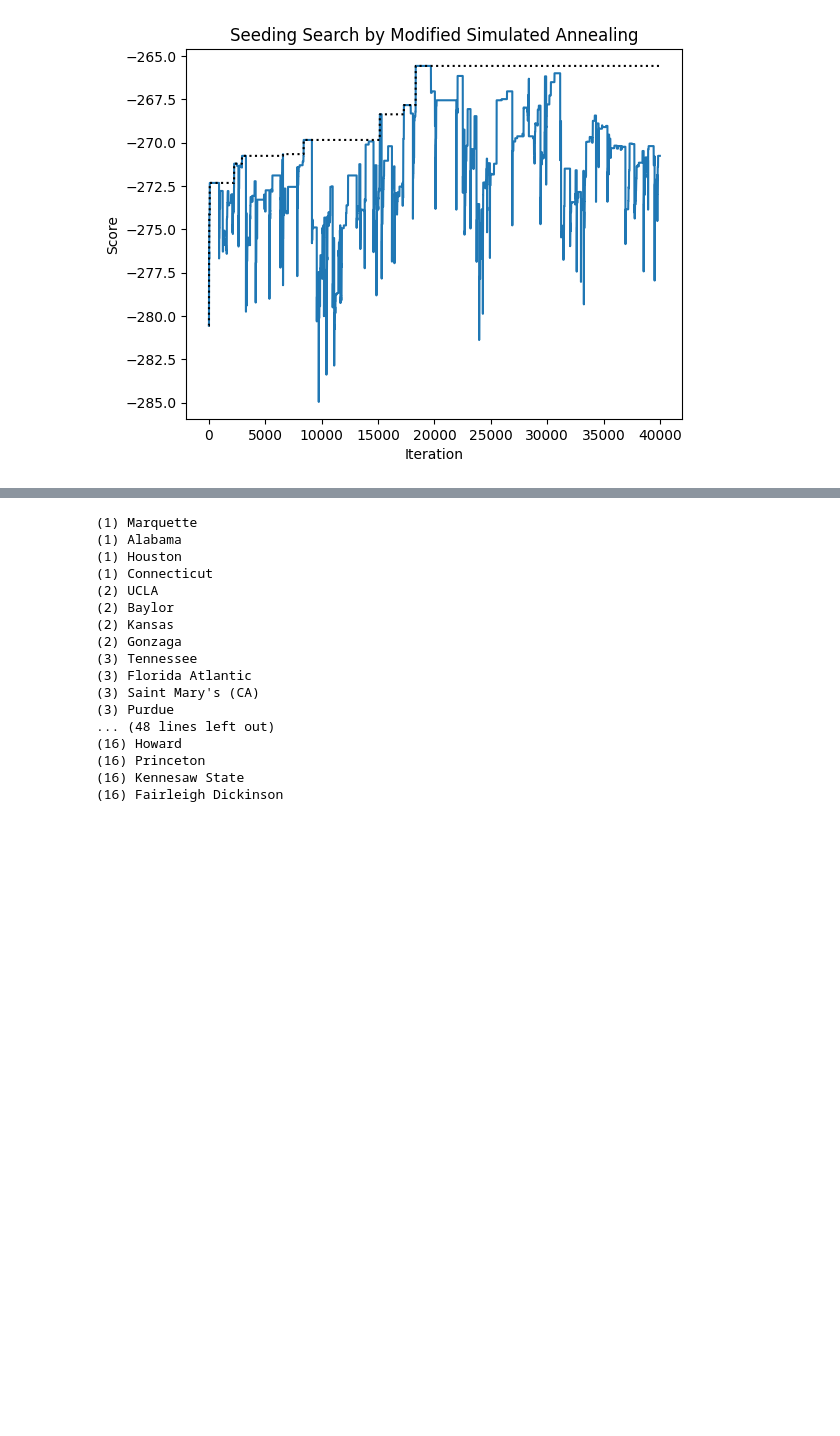
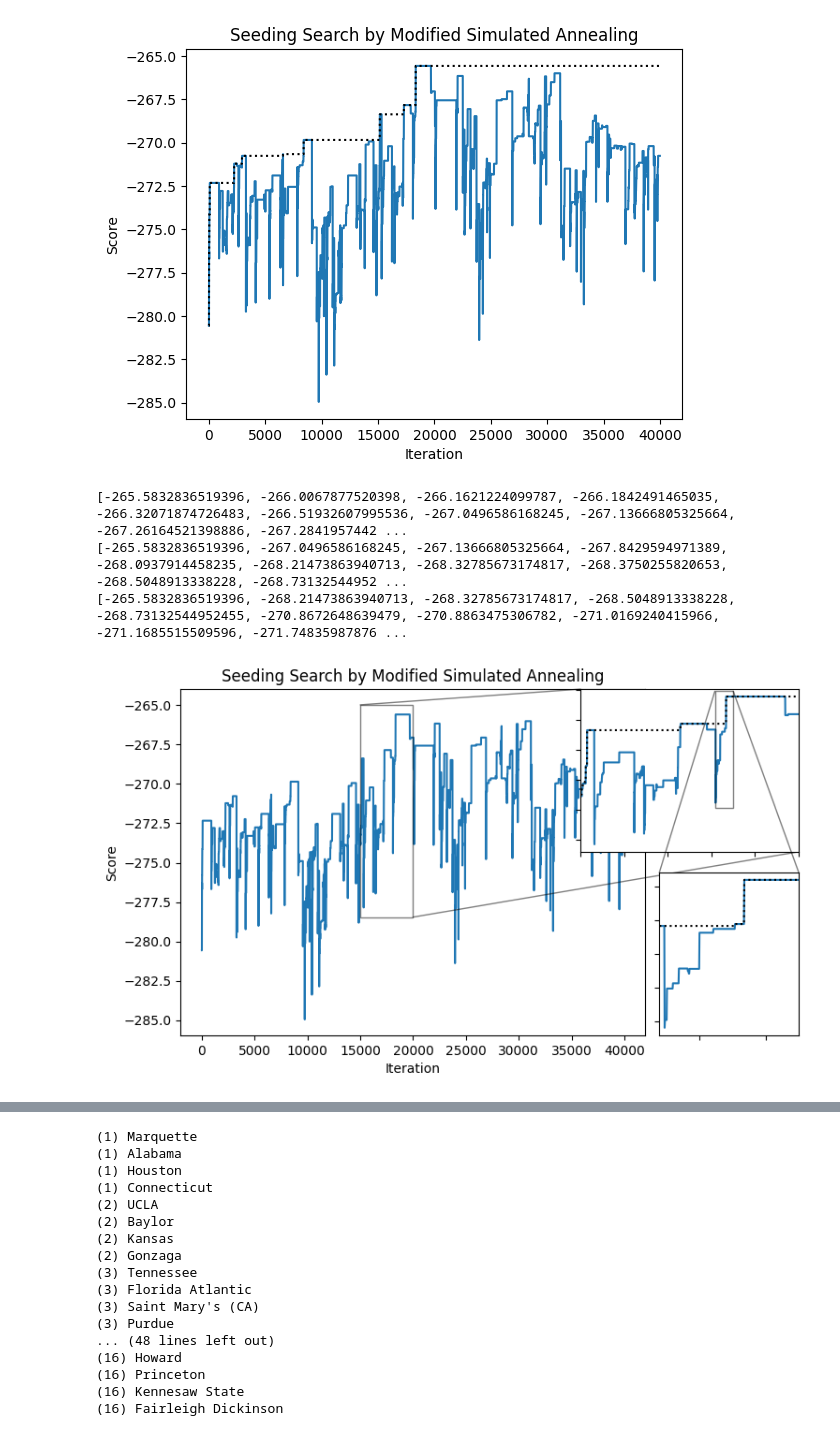
Before and after one commit to jhawgs/StochasticBaskets, a Jupyter notebook: naive_approaches.ipynb, the cells around one changed output, grey strips where cells are left out. Drawn from its saved outputs; the diff is of its cells as text; code cells hidden in the pictures; blank space fills up the shorter version.

Commit message:
detail graph

```diff
--- a/naive_approaches.ipynb
+++ b/naive_approaches.ipynb
@@ -172,3 +172,60 @@ plt.ylabel("Score")
 [-265.5832836519396, -266.0067877520398, -266.1621224099787, -266.1842491465035, -266.32071874726483, -266.51932607995536, -267.0496586168245, -267.13666805325664, -267.26164521398886, -267.2841957442 ...
 Text(0, 0.5, 'Score')
 [figure]
+# %%
+from mpl_toolkits.axes_grid1.inset_locator import zoomed_inset_axes
+from mpl_toolkits.axes_grid1.inset_locator import mark_inset
+fig, ax = plt.subplots()
+with open("./seeding_optim_for_use.pkl", "rb") as doc:
+    _optimal_seed = pickle.load(doc)
+optimal_seed = []
+scores = []
+for s in _optimal_seed:
+    if s._score not in scores and s._score is not None:
+        optimal_seed.append(s)
+        scores.append(s._score)
+print(sorted(scores, reverse=True))
+_s = [i._score for i in _optimal_seed if i._score is not None]
+ax.plot(_s)
+#ax.plot([np.max(_s[:i+1]) for i, _ in enumerate(_s)], c="black", linestyle="dotted")
+#plt.plot([np.mean(_s[:i+1]) for i, _ in enumerate(_s)], c="green", linestyle="dotted")
+ax.set_title("Seeding Search by Modified Simulated Annealing")
+ax.set_xlabel("Iteration")
+ax.set_ylabel("Score")
+RANGE1 = (15000, 20000)
+axins = ax.inset_axes([0.86, 0.53, 0.47, 0.47], xlim=RANGE1, xticklabels=[], yticklabels=[])#axins = zoomed_inset_axes(ax, 1, loc=1)
+with open("./seeding_optim_for_use.pkl", "rb") as doc:
+    _optimal_seed = pickle.load(doc)[RANGE1[0]:RANGE1[1]]
+optimal_seed = []
+scores = []
+for s in _optimal_seed:
+    if s._score not in scores and s._score is not None:
+        optimal_seed.append(s)
+        scores.append(s._score)
+print(sorted(scores, reverse=True))
+_s = [i._score for i in _optimal_seed if i._score is not None]
+axins.plot(range(*RANGE1), _s)
+axins.plot(range(*RANGE1), [np.max(_s[:i+1]) for i, _ in enumerate(_s)], c="black", linestyle="dotted")
+ax.indicate_inset_zoom(axins, edgecolor="black")#mark_inset(ax, axins, loc1=2, loc2=4)#, fc="none", ec="0.5")
+RANGE1 = (18080, 18500)
+axins2 = ax.inset_axes([1.03, 0.00, 0.3, 0.47], xlim=RANGE1, xticklabels=[], yticklabels=[])#axins = zoomed_inset_axes(ax, 1, loc=1)
+with open("./seeding_optim_for_use.pkl", "rb") as doc:
+    _optimal_seed = pickle.load(doc)[RANGE1[0]:RANGE1[1]]
+optimal_seed = []
+scores = []
+for s in _optimal_seed:
+    if s._score not in scores and s._score is not None:
+        optimal_seed.append(s)
+        scores.append(s._score)
+print(sorted(scores, reverse=True))
+_s = [i._score for i in _optimal_seed if i._score is not None]
+axins2.plot(range(*RANGE1), _s)
+axins2.plot(range(*RANGE1), [np.max(_s[:i+1]) for i, _ in enumerate(_s)], c="black", linestyle="dotted")
+axins.indicate_inset_zoom(axins2, edgecolor="black")#mark_inset(ax, axins, loc1=2, loc2=4)#, fc="none", ec="0.5")
+plt.draw()
+plt.show()
+# %% [output]
+[-265.5832836519396, -266.0067877520398, -266.1621224099787, -266.1842491465035, -266.32071874726483, -266.51932607995536, -267.0496586168245, -267.13666805325664, -267.26164521398886, -267.2841957442 ...
+[-265.5832836519396, -267.0496586168245, -267.13666805325664, -267.8429594971389, -268.0937914458235, -268.21473863940713, -268.32785673174817, -268.3750255820653, -268.5048913338228, -268.73132544952 ...
+[-265.5832836519396, -268.21473863940713, -268.32785673174817, -268.5048913338228, -268.73132544952455, -270.8672648639479, -270.8863475306782, -271.0169240415966, -271.1685515509596, -271.74835987876 ...
+[figure, added]
```
Also changed, not shown: parts of 3 cells of this notebook.
